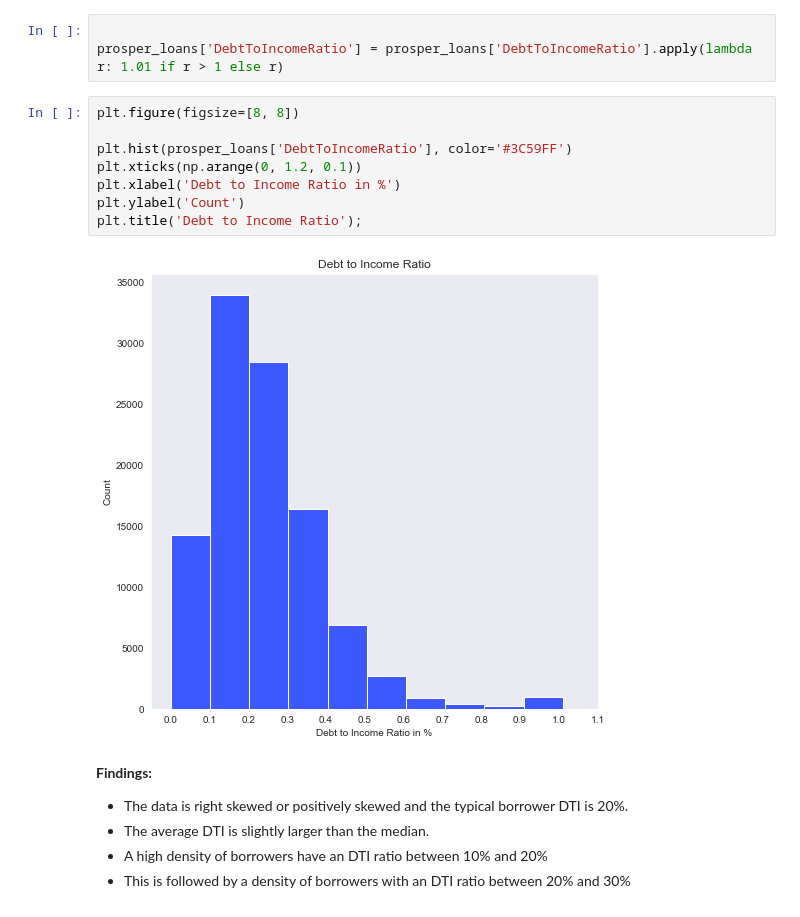
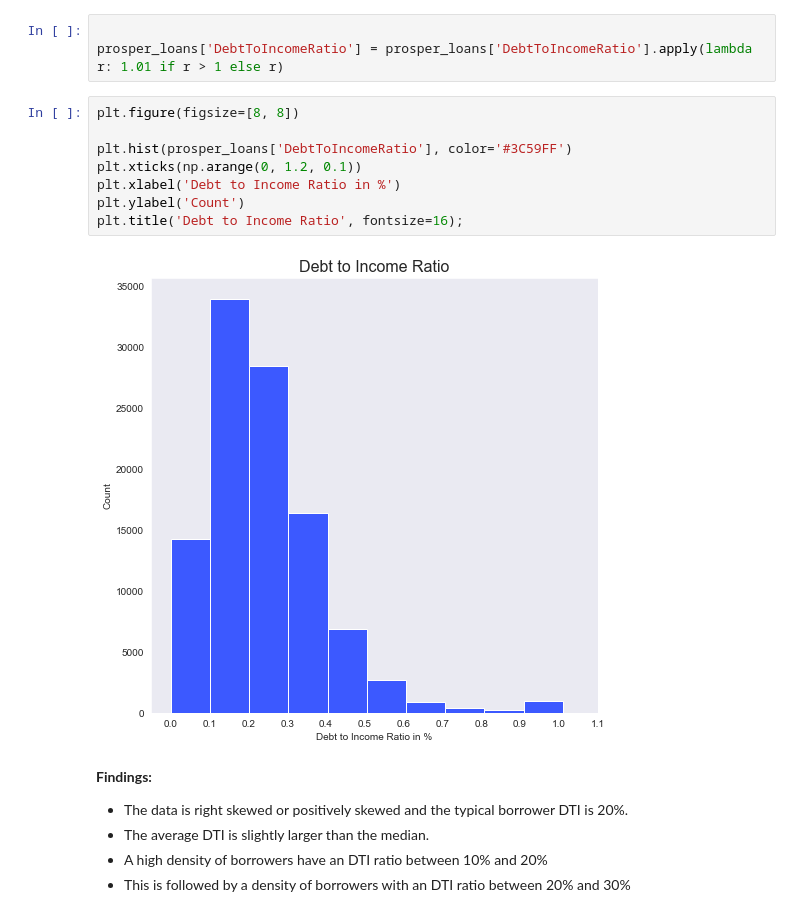
Before and after one commit to KoketsoMangwale/Prosper-Loans-Data, a Jupyter notebook: Part_II_slide_deck.ipynb, the cells around one changed output. Drawn from its saved outputs; the diff is of its cells as text.

```diff
--- a/Part_II_slide_deck.ipynb
+++ b/Part_II_slide_deck.ipynb
@@ -135,13 +135,13 @@ prosper_loans['DebtToIncomeRatio'] = prosper_loans['DebtToIncomeRatio'].apply(la
 # %%
 plt.figure(figsize=[8, 8])
 
 plt.hist(prosper_loans['DebtToIncomeRatio'], color='#3C59FF')
 plt.xticks(np.arange(0, 1.2, 0.1))
 plt.xlabel('Debt to Income Ratio in %')
 plt.ylabel('Count')
-plt.title('Debt to Income Ratio');
+plt.title('Debt to Income Ratio', fontsize=16);
 # %% [output]
-[figure, old version]
+[figure, new version]
 # %% [markdown]
  __Findings:__
 - The data is right skewed or positively skewed and the typical borrower DTI is 20%.
```
Also changed, not shown: parts of 8 cells of this notebook, 4 other files.
